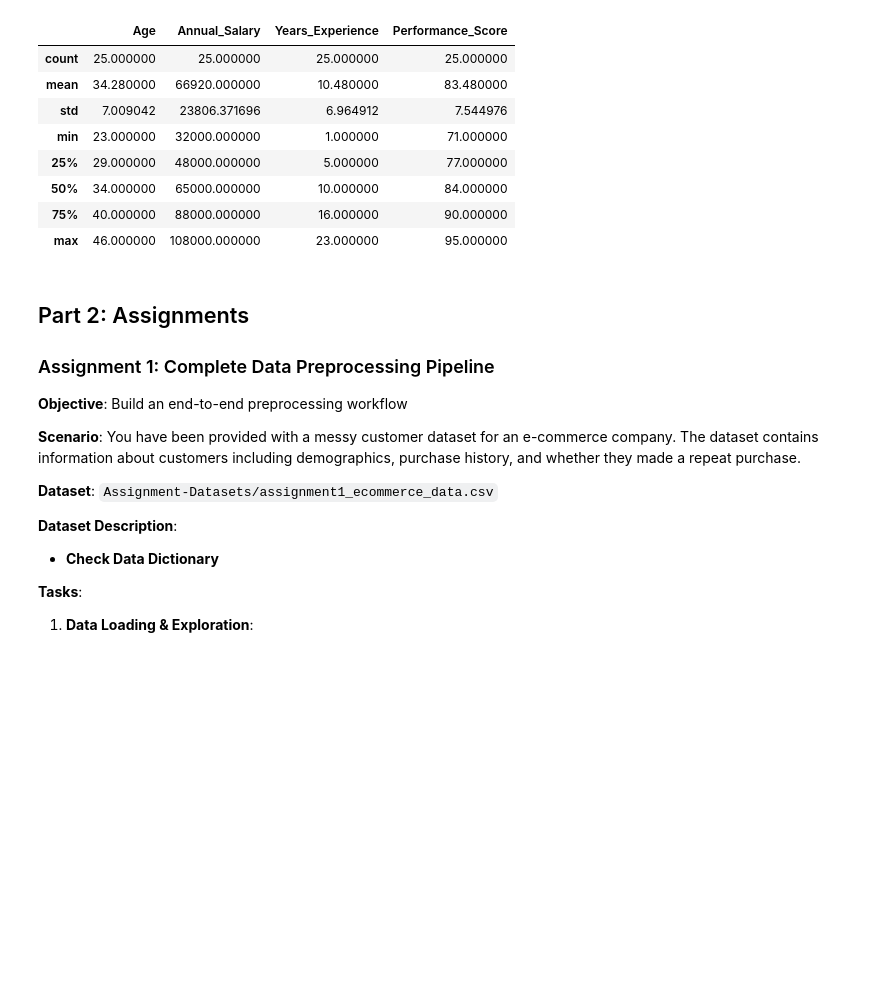
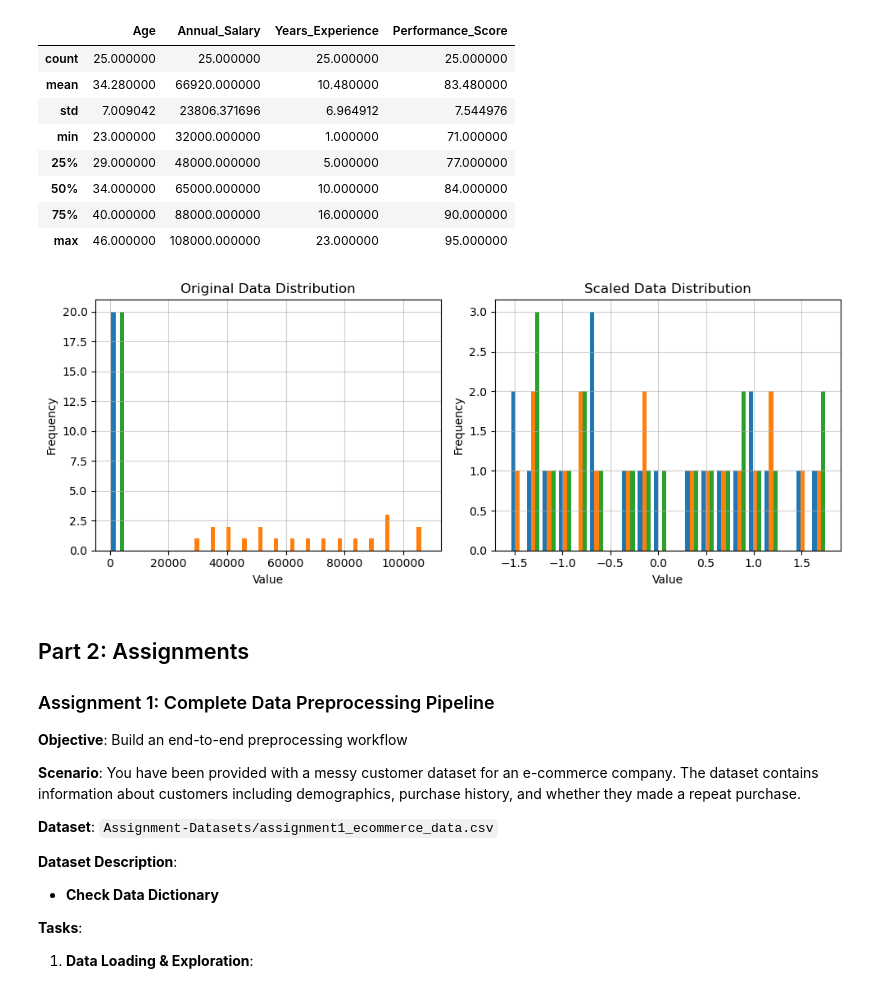
Before and after one commit to Ezerioha-ifeanyi/Week-14-Take-Home, a Jupyter notebook: Take Home.ipynb, the cells around one changed output. Saved outputs shown, nothing was run; the diff lists cells and outputs as text; code cells hidden in the pictures; blank space fills up the shorter version.

Commit message:
Plotted the distribution of the original and scaled training data

```diff
--- a/Take Home.ipynb
+++ b/Take Home.ipynb
@@ -339,3 +339,33 @@ X_train_scaled = scaler.fit_transform(X_train)
 
 # transform the test set
 X_test_scaled = scaler.transform(X_test)
+# %%
+# plot the distribution of the scaled and original data
+
+# import the matplotlib library
+import matplotlib.pyplot as plt
+
+# Create a figure and a set of subplots
+fig, (ax1, ax2) = plt.subplots(1, 2, figsize=(10, 4))
+
+# Plot the original data on the first axis
+ax1.hist(X_train, bins=20)
+ax1.set_title('Original Data Distribution')
+ax1.set_xlabel('Value')
+ax1.set_ylabel('Frequency')
+ax1.grid(True, alpha=0.6)
+
+# Plot the Scaled data on the second axis
+ax2.hist(X_train_scaled, bins=20)
+ax2.set_title('Scaled Data Distribution')
+ax2.set_xlabel('Value')
+ax2.set_ylabel('Frequency')
+ax2.grid(True, alpha=0.6)
+
+# Adjust layout to prevent titles/labels from overlapping
+plt.tight_layout()
+
+# Display the plot
+plt.show()
+# %% [output]
+[figure, added]
```
Also changed, not shown: parts of 1 cell of this notebook.
